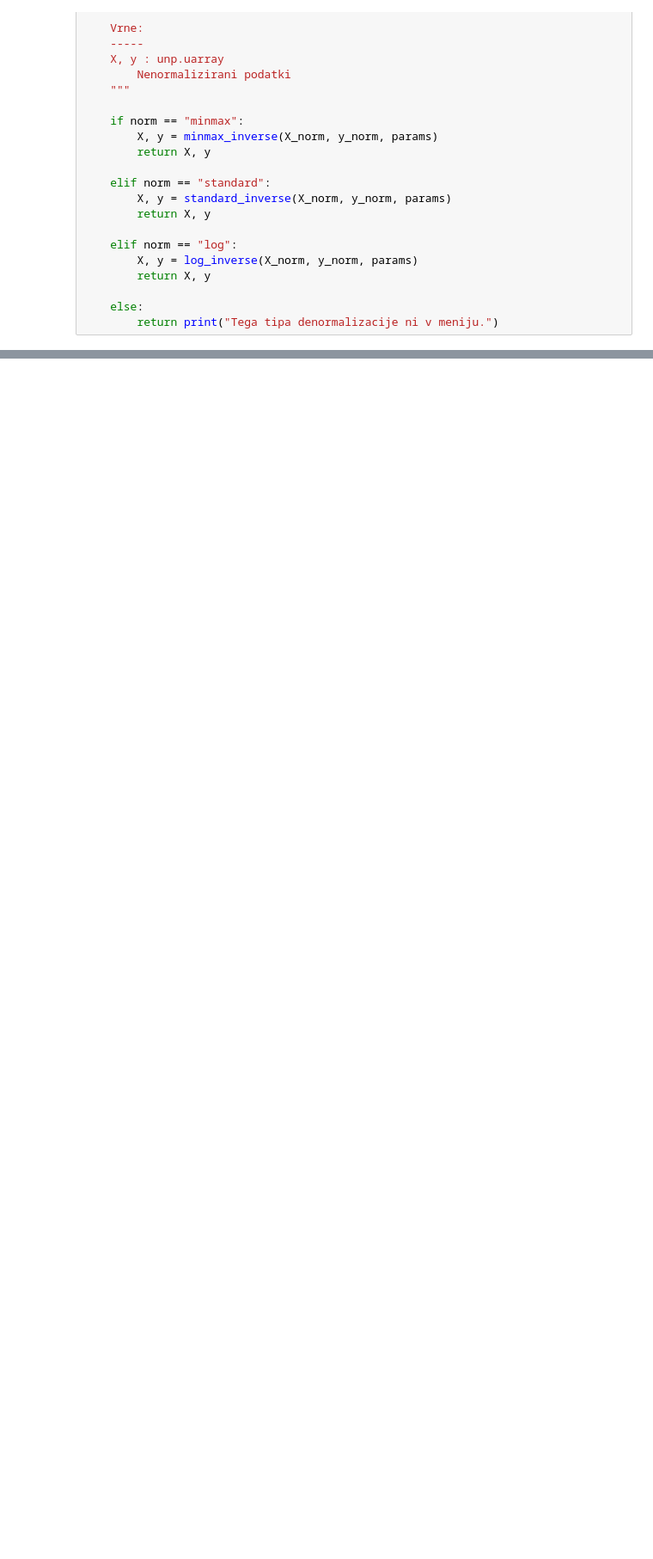
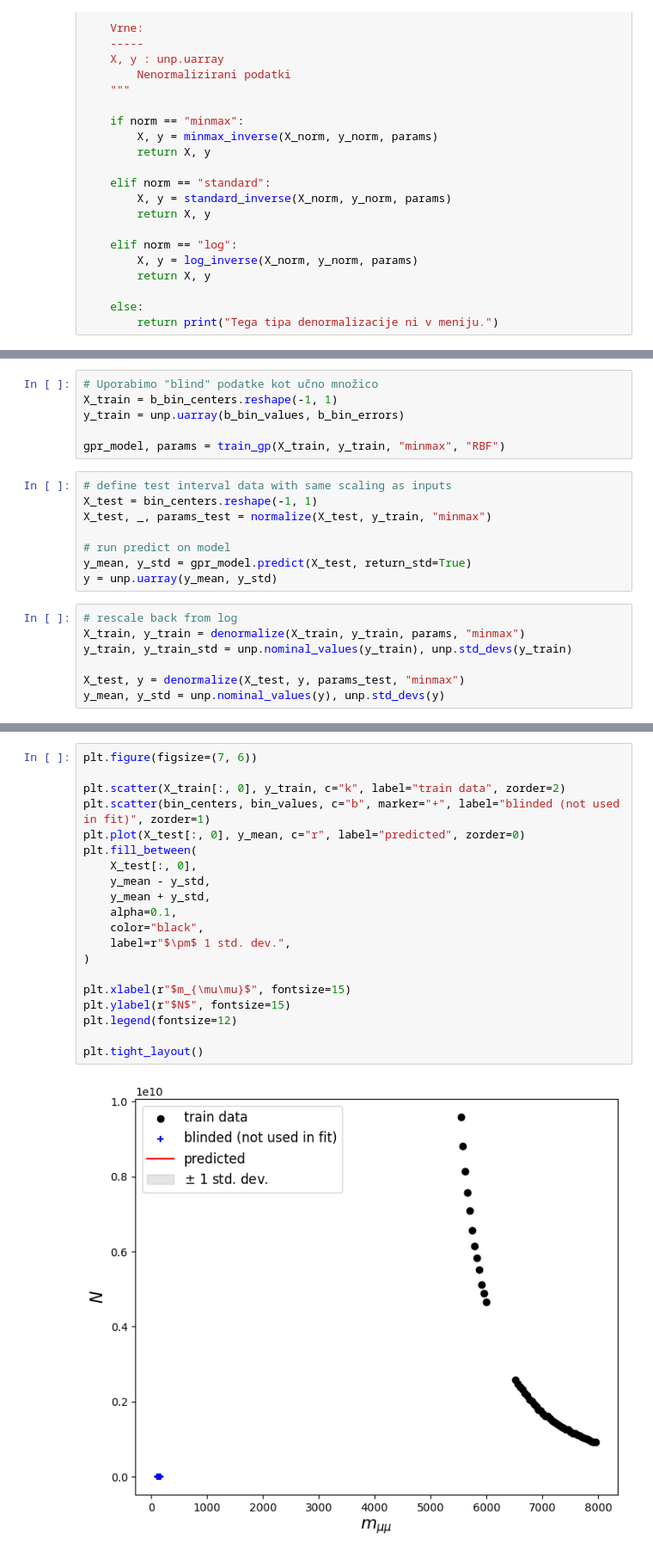
Before and after one commit to tadejkooo/PSUF, a Jupyter notebook: PSUF1/python1/GPR.ipynb, the cells around one changed output, grey strips where cells are left out. Shown at 86% size. Saved outputs shown, nothing was run; the diff lists cells and outputs as text; blank space fills up the shorter version.

```diff
--- a/PSUF1/python1/GPR.ipynb
+++ b/PSUF1/python1/GPR.ipynb
@@ -616,0 +510,21 @@ y_std = y_std_scaled * (y_scaler.data_max_ - y_scaler.data_min_)
+# %%
+# Uporabimo "blind" podatke kot učno množico
+X_train = b_bin_centers.reshape(-1, 1)
+y_train = unp.uarray(b_bin_values, b_bin_errors)
+
+gpr_model, params = train_gp(X_train, y_train, "minmax", "RBF")
+# %%
+# define test interval data with same scaling as inputs
+X_test = bin_centers.reshape(-1, 1)
+X_test, _, params_test = normalize(X_test, y_train, "minmax")
+
+# run predict on model
+y_mean, y_std = gpr_model.predict(X_test, return_std=True)
+y = unp.uarray(y_mean, y_std)
+# %%
+# rescale back from log
+X_train, y_train = denormalize(X_train, y_train, params, "minmax")
+y_train, y_train_std = unp.nominal_values(y_train), unp.std_devs(y_train)
+
+X_test, y = denormalize(X_test, y, params_test, "minmax")
+y_mean, y_std = unp.nominal_values(y), unp.std_devs(y)
@@ -616,0 +534,22 @@ y_std = y_std_scaled * (y_scaler.data_max_ - y_scaler.data_min_)
+# %%
+plt.figure(figsize=(7, 6))
+
+plt.scatter(X_train[:, 0], y_train, c="k", label="train data", zorder=2)
+plt.scatter(bin_centers, bin_values, c="b", marker="+", label="blinded (not used in fit)", zorder=1)
+plt.plot(X_test[:, 0], y_mean, c="r", label="predicted", zorder=0)
+plt.fill_between(
+    X_test[:, 0],
+    y_mean - y_std,
+    y_mean + y_std,
+    alpha=0.1,
+    color="black",
+    label=r"$\pm$ 1 std. dev.",
+)
+
+plt.xlabel(r"$m_{\mu\mu}$", fontsize=15)
+plt.ylabel(r"$N$", fontsize=15)
+plt.legend(fontsize=12)
+
+plt.tight_layout()
+# %% [output]
+[figure, added]
```
Also changed, not shown: parts of 4 cells of this notebook.
